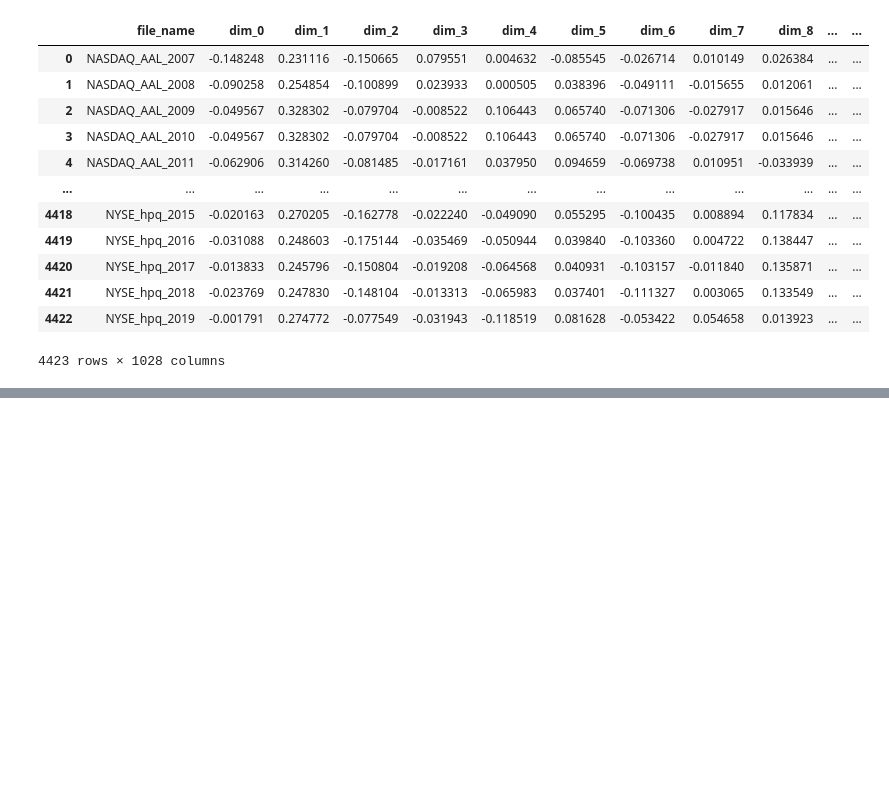
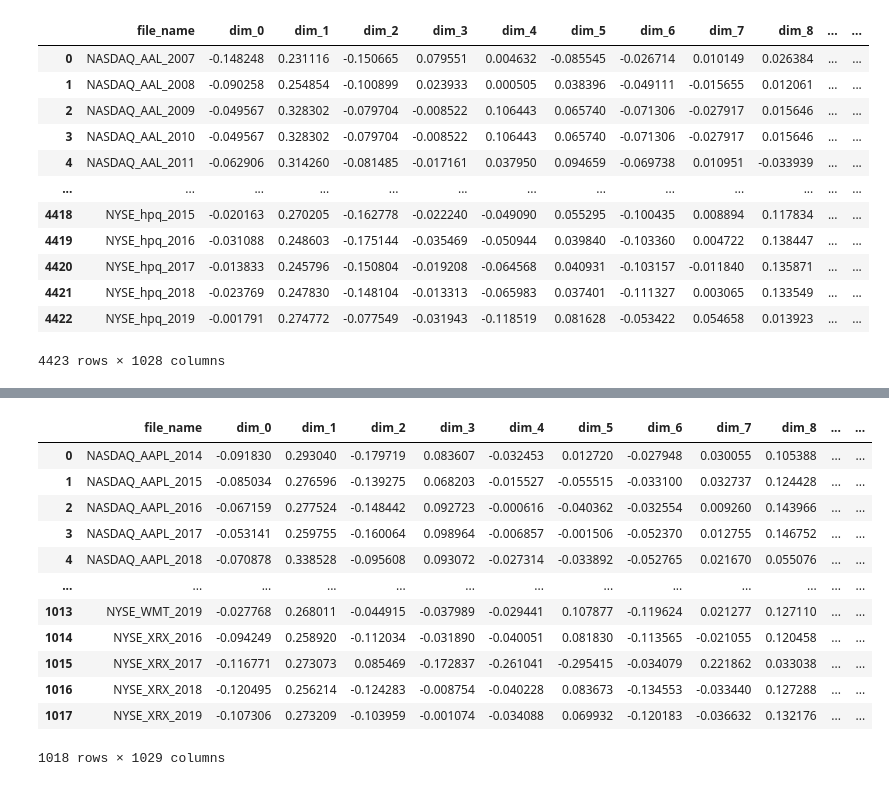
Before and after one commit to 10youting01/Green-innovation, a Jupyter notebook: prepossess_green_patent/merge_x_y.ipynb, the cells around one changed output, grey strips where cells are left out. Saved outputs shown, nothing was run; the diff lists cells and outputs as text; code cells hidden in the pictures; blank space fills up the shorter version.

```diff
--- a/prepossess_green_patent/merge_x_y.ipynb
+++ b/prepossess_green_patent/merge_x_y.ipynb
@@ -125,0 +136,5 @@ filtered
+# %%
+citation_count = citation_count[['year', 'ticker', 'exchange', 'total_5yr_forward_citations', 'patents_count']].copy()
+citation_count['lagged'] = citation_count['year'] + 1
+citation_count_ticker = citation_count[['ticker', 'exchange']].drop_duplicates()
+citation_count
@@ -125,0 +155,4 @@ filtered
+# %%
+csr[['exchange', 'ticker', 'year']] = csr['file_name'].str.extract(r'([^_]+)_([^_]+)_(\d+)$')
+csr['year'] = csr['year'].astype(int)  # 將 year 轉為整數（可選）
+csr
@@ -125,0 +173,7 @@ filtered
+# %%
+# 複製 csr 的 year 當作合併用的 lagged 欄位
+csr['lagged'] = csr['year']
+
+# 進行合併：以 exchange, ticker, lagged 為鍵
+csr_embedding_citation_count = csr.merge(citation_count, on=['exchange', 'ticker', 'lagged'], how='left')
+csr_embedding_citation_count
@@ -125,0 +194,10 @@ filtered
+# %%
+# 先取得 citation_count 中所有唯一的 exchange + ticker 組合
+citation_count_ticker = citation_count[['exchange', 'ticker']].drop_duplicates()
+
+# 合併篩選，只保留在 citation_count 中出現過的 exchange + ticker
+filtered = csr_embedding_citation_count.merge(citation_count_ticker, on=['exchange', 'ticker'], how='inner')
+
+# 檢查結果
+print(filtered.shape)
+print(filtered[['exchange', 'ticker']].drop_duplicates())
@@ -125,0 +236,21 @@ filtered
+# %%
+filtered
+cols_to_fill = ['total_5yr_forward_citations', 'patents_count']
+filtered[cols_to_fill] = filtered[cols_to_fill].fillna(0)
+filtered.drop(columns=['exchange', 'lagged', 'year_y'], inplace=True)
+filtered.rename(columns={'year_x': 'year'}, inplace=True)
+filtered
+# %% [output]
+|  | file_name | dim_0 | dim_1 | dim_2 | dim_3 | dim_4 | dim_5 | dim_6 | dim_7 | dim_8 | ... | ... |
+| 0 | NASDAQ_AAPL_2014 | -0.091830 | 0.293040 | -0.179719 | 0.083607 | -0.032453 | 0.012720 | -0.027948 | 0.030055 | 0.105388 | ... | ... |
+| 1 | NASDAQ_AAPL_2015 | -0.085034 | 0.276596 | -0.139275 | 0.068203 | -0.015527 | -0.055515 | -0.033100 | 0.032737 | 0.124428 | ... | ... |
+| 2 | NASDAQ_AAPL_2016 | -0.067159 | 0.277524 | -0.148442 | 0.092723 | -0.000616 | -0.040362 | -0.032554 | 0.009260 | 0.143966 | ... | ... |
+| 3 | NASDAQ_AAPL_2017 | -0.053141 | 0.259755 | -0.160064 | 0.098964 | -0.006857 | -0.001506 | -0.052370 | 0.012755 | 0.146752 | ... | ... |
+| 4 | NASDAQ_AAPL_2018 | -0.070878 | 0.338528 | -0.095608 | 0.093072 | -0.027314 | -0.033892 | -0.052765 | 0.021670 | 0.055076 | ... | ... |
+| ... | ... | ... | ... | ... | ... | ... | ... | ... | ... | ... | ... | ... |
+| 1013 | NYSE_WMT_2019 | -0.027768 | 0.268011 | -0.044915 | -0.037989 | -0.029441 | 0.107877 | -0.119624 | 0.021277 | 0.127110 | ... | ... |
+| 1014 | NYSE_XRX_2016 | -0.094249 | 0.258920 | -0.112034 | -0.031890 | -0.040051 | 0.081830 | -0.113565 | -0.021055 | 0.120458 | ... | ... |
+| 1015 | NYSE_XRX_2017 | -0.116771 | 0.273073 | 0.085469 | -0.172837 | -0.261041 | -0.295415 | -0.034079 | 0.221862 | 0.033038 | ... | ... |
+| 1016 | NYSE_XRX_2018 | -0.120495 | 0.256214 | -0.124283 | -0.008754 | -0.040228 | 0.083673 | -0.134553 | -0.033440 | 0.127288 | ... | ... |
+| 1017 | NYSE_XRX_2019 | -0.107306 | 0.273209 | -0.103959 | -0.001074 | -0.034088 | 0.069932 | -0.120183 | -0.036632 | 0.132176 | ... | ... |
+1018 rows × 1029 columns
```
Also changed, not shown: parts of 16 cells of this notebook.
